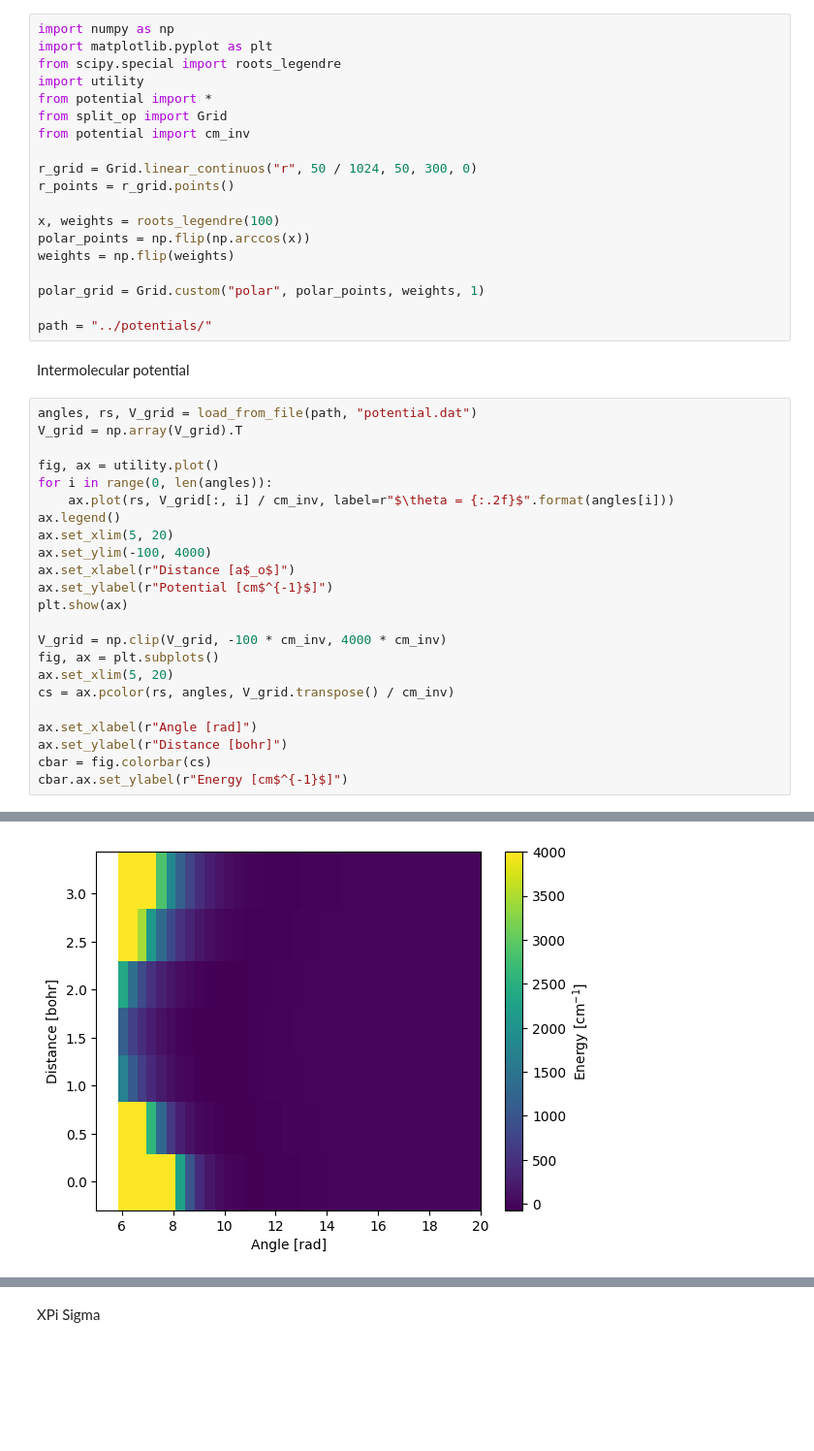
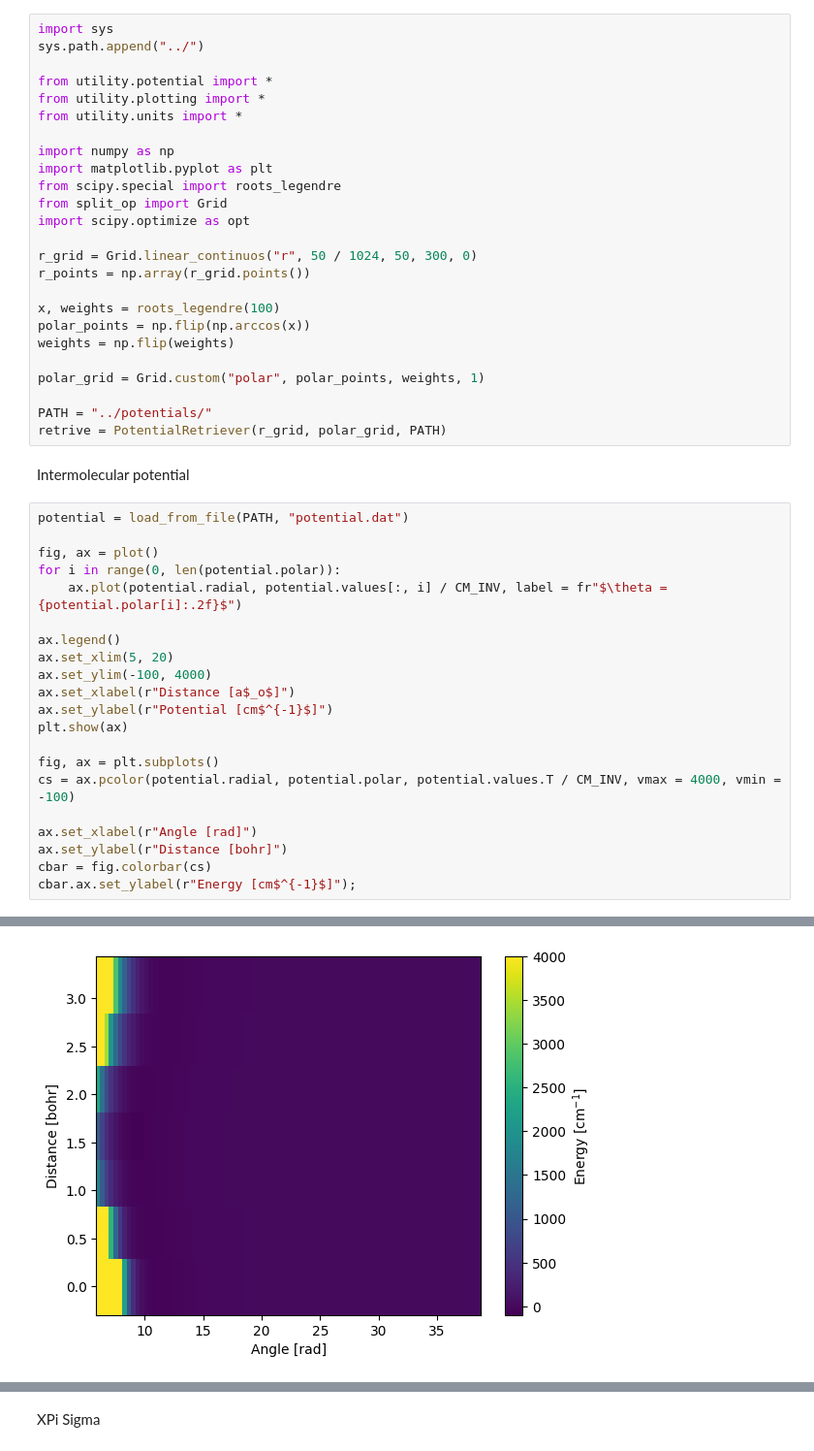
Before and after one commit to Wleter/NeOcs, a Jupyter notebook: analysis/potentials.ipynb, the cells around one changed output, grey strips where cells are left out. Shown at 97% size. Saved outputs shown, nothing was run; the diff lists cells and outputs as text; blank space fills up the shorter version.

```diff
--- a/analysis/potentials.ipynb
+++ b/analysis/potentials.ipynb
@@ -1,14 +1,19 @@
 # %%
+import sys
+sys.path.append("../")
+
+from utility.potential import *
+from utility.plotting import *
+from utility.units import *
+
 import numpy as np
 import matplotlib.pyplot as plt
 from scipy.special import roots_legendre
-import utility
-from potential import *
 from split_op import Grid
-from potential import cm_inv
+import scipy.optimize as opt
 
 r_grid = Grid.linear_continuos("r", 50 / 1024, 50, 300, 0)
-r_points = r_grid.points()
+r_points = np.array(r_grid.points())
 
 x, weights = roots_legendre(100)
 polar_points = np.flip(np.arccos(x))
@@ -16,16 +21,17 @@ weights = np.flip(weights)
 
 polar_grid = Grid.custom("polar", polar_points, weights, 1)
 
-path = "../potentials/"
+PATH = "../potentials/"
+retrive = PotentialRetriever(r_grid, polar_grid, PATH)
 # %% [markdown]
 Intermolecular potential
 # %%
-angles, rs, V_grid = load_from_file(path, "potential.dat")
-V_grid = np.array(V_grid).T
+potential = load_from_file(PATH, "potential.dat")
 
-fig, ax = utility.plot()
-for i in range(0, len(angles)):
-    ax.plot(rs, V_grid[:, i] / cm_inv, label=r"$\theta = {:.2f}$".format(angles[i]))
+fig, ax = plot()
+for i in range(0, len(potential.polar)):
+    ax.plot(potential.radial, potential.values[:, i] / CM_INV, label = fr"$\theta = {potential.polar[i]:.2f}$")
+
 ax.legend()
 ax.set_xlim(5, 20)
 ax.set_ylim(-100, 4000)
@@ -33,14 +39,12 @@ ax.set_xlabel(r"Distance [a$_o$]")
 ax.set_ylabel(r"Potential [cm$^{-1}$]")
 plt.show(ax)
 
-V_grid = np.clip(V_grid, -100 * cm_inv, 4000 * cm_inv)
 fig, ax = plt.subplots()
-ax.set_xlim(5, 20)
-cs = ax.pcolor(rs, angles, V_grid.transpose() / cm_inv)
+cs = ax.pcolor(potential.radial, potential.polar, potential.values.T / CM_INV, vmax = 4000, vmin = -100)
 
 ax.set_xlabel(r"Angle [rad]")
 ax.set_ylabel(r"Distance [bohr]")
 cbar = fig.colorbar(cs)
-cbar.ax.set_ylabel(r"Energy [cm$^{-1}$]")
+cbar.ax.set_ylabel(r"Energy [cm$^{-1}$]");
 # %% [output]
 [figure]
@@ -48,2 +51,2 @@ Text(0, 0.5, 'Energy [cm$^{-1}$]')
-[figure, old version]
+[figure, new version]
 # %%
```
Also changed, not shown: parts of 17 cells of this notebook, 26 other files.
